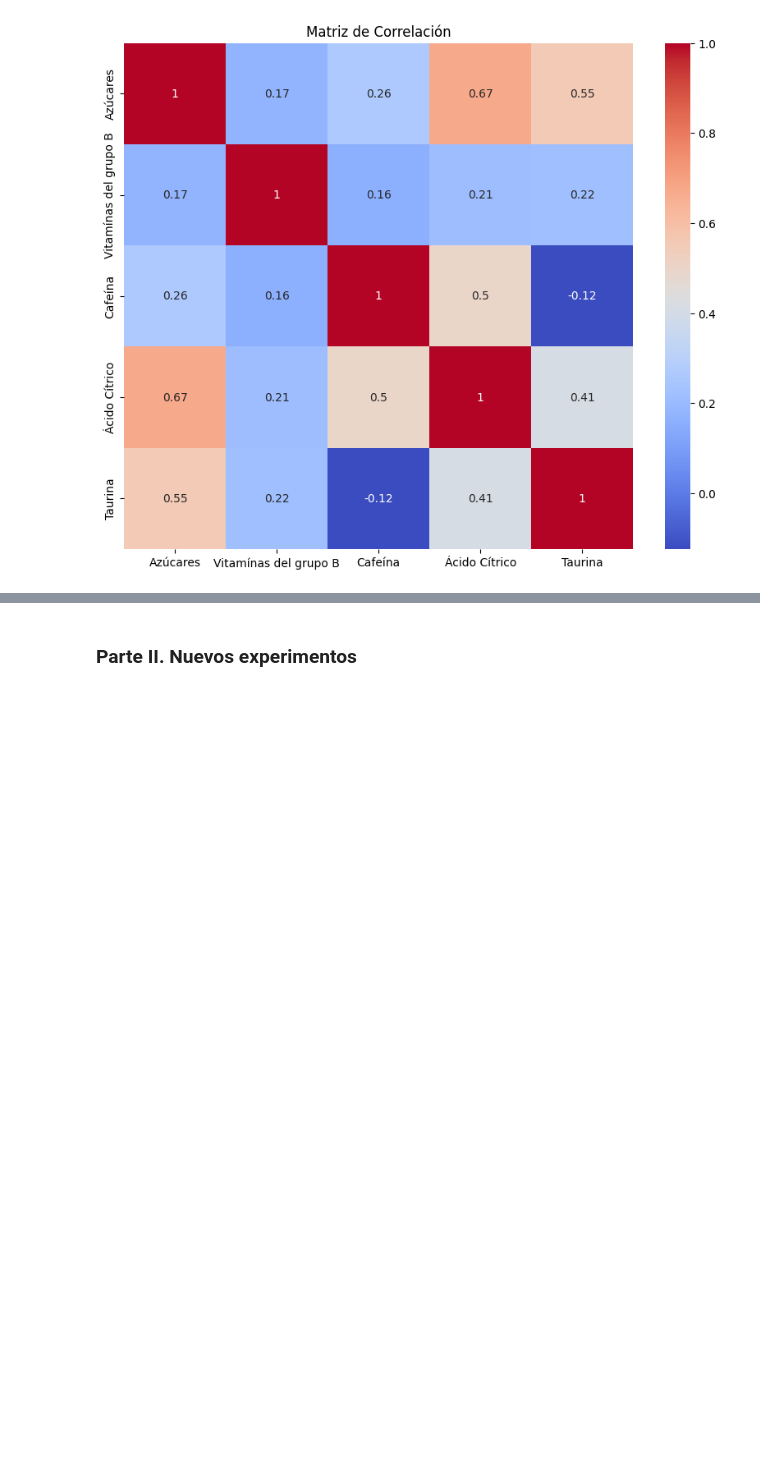
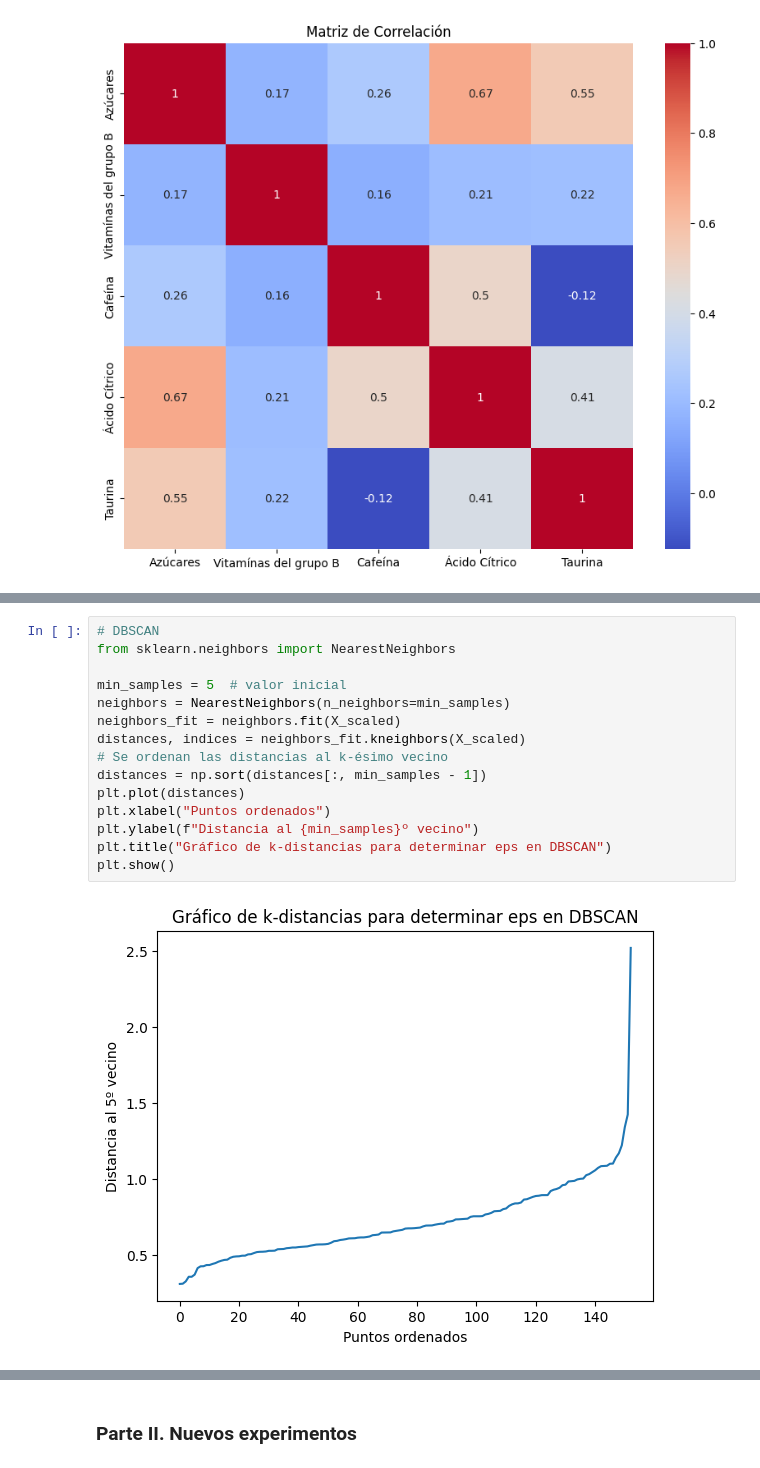
Before and after one commit to antonio-herrera-gb/ONLINE_DS_THEBRIDGE_AntonioHerrera, a Jupyter notebook: 04_Machine_Learning/Sprint_13/Unidad_02/Practica_Obligatoria/18_Practica_Obligatoria_Clustering_II.ipynb, the cells around one changed output, grey strips where cells are left out. Drawn from its saved outputs; the diff is of its cells as text; blank space fills up the shorter version.

```diff
--- a/04_Machine_Learning/Sprint_13/Unidad_02/Practica_Obligatoria/18_Practica_Obligatoria_Clustering_II.ipynb
+++ b/04_Machine_Learning/Sprint_13/Unidad_02/Practica_Obligatoria/18_Practica_Obligatoria_Clustering_II.ipynb
@@ -111,0 +174,17 @@ plt.show()
+# %%
+# DBSCAN
+from sklearn.neighbors import NearestNeighbors
+
+min_samples = 5  # valor inicial
+neighbors = NearestNeighbors(n_neighbors=min_samples)
+neighbors_fit = neighbors.fit(X_scaled)
+distances, indices = neighbors_fit.kneighbors(X_scaled)
+# Se ordenan las distancias al k-ésimo vecino
+distances = np.sort(distances[:, min_samples - 1])
+plt.plot(distances)
+plt.xlabel("Puntos ordenados")
+plt.ylabel(f"Distancia al {min_samples}º vecino")
+plt.title("Gráfico de k-distancias para determinar eps en DBSCAN")
+plt.show()
+# %% [output]
+[figure, added]
```
Also changed, not shown: parts of 19 cells of this notebook.
